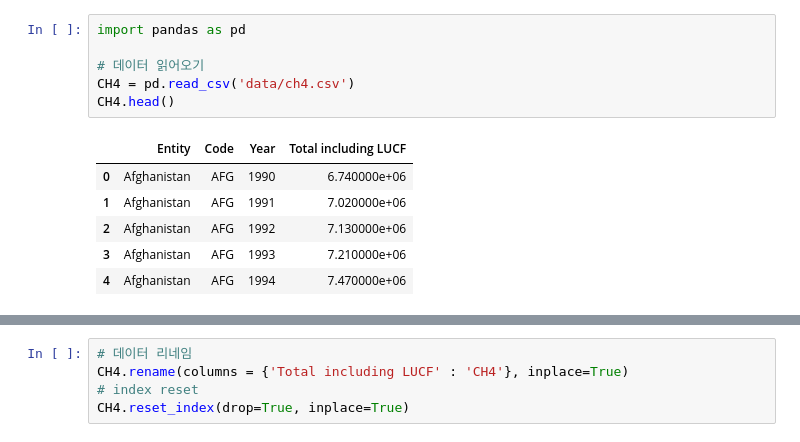
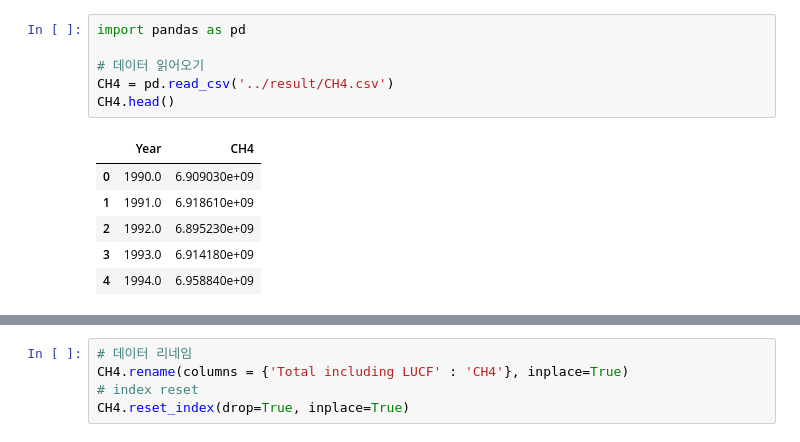
Before and after one commit to dohyun-dev/Zirraforming, a Jupyter notebook: ZirraForming/workspace/dongwook/processing/processing_code/CH4 데이터 전처리 및 증강.ipynb, the cells around one changed output, grey strips where cells are left out. Drawn from its saved outputs; the diff is of its cells as text.

```diff
--- a/ZirraForming/workspace/dongwook/processing/processing_code/CH4 데이터 전처리 및 증강.ipynb
+++ b/ZirraForming/workspace/dongwook/processing/processing_code/CH4 데이터 전처리 및 증강.ipynb
@@ -1,16 +1,16 @@
 # %%
 import pandas as pd
 
 # 데이터 읽어오기
-CH4 = pd.read_csv('data/ch4.csv')
+CH4 = pd.read_csv('../result/CH4.csv')
 CH4.head()
 # %% [output]
-|  | Entity | Code | Year | Total including LUCF |
-| 0 | Afghanistan | AFG | 1990 | 6.740000e+06 |
-| 1 | Afghanistan | AFG | 1991 | 7.020000e+06 |
-| 2 | Afghanistan | AFG | 1992 | 7.130000e+06 |
-| 3 | Afghanistan | AFG | 1993 | 7.210000e+06 |
-| 4 | Afghanistan | AFG | 1994 | 7.470000e+06 |
+|  | Year | CH4 |
+| 0 | 1990.0 | 6.909030e+09 |
+| 1 | 1991.0 | 6.918610e+09 |
+| 2 | 1992.0 | 6.895230e+09 |
+| 3 | 1993.0 | 6.914180e+09 |
+| 4 | 1994.0 | 6.958840e+09 |
 # %%
 # 필요한 데이터만 받기
 CH4 = CH4.loc[CH4['Entity'] == 'World', ['Year', 'Total including LUCF']]
```
Also changed, not shown: parts of 2 cells of this notebook, 47 other files.
